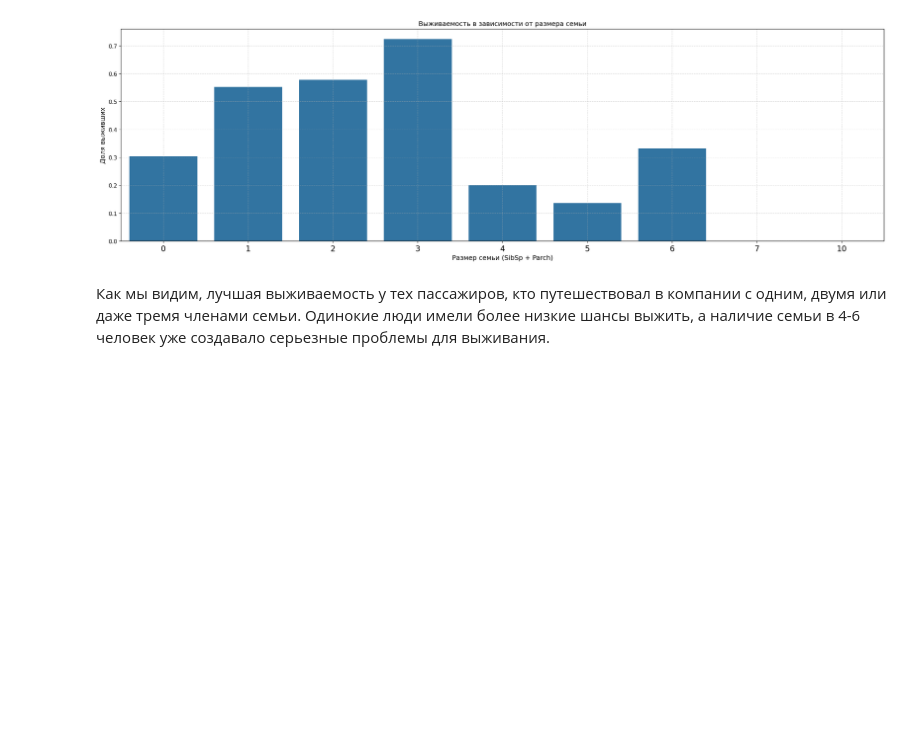
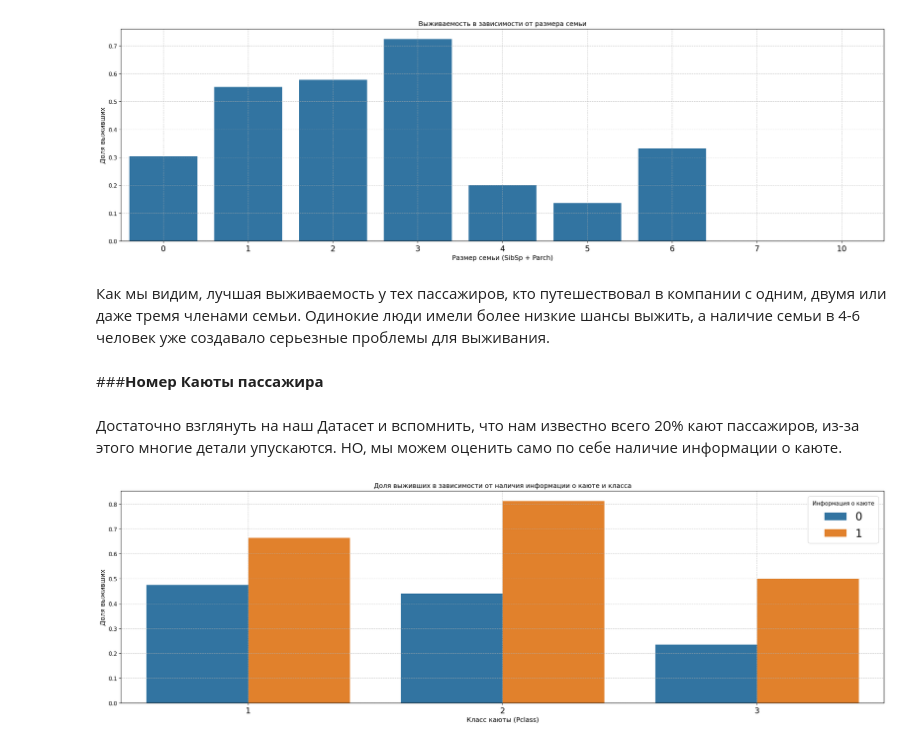
Before and after one commit to neuezeldaa/TItanic_Kaggle, a Jupyter notebook: Titanic_Kaggle_Zolotov.ipynb, the cells around one changed output. Saved outputs shown, nothing was run; the diff lists cells and outputs as text; code cells hidden in the pictures; blank space fills up the shorter version.

```diff
--- a/Titanic_Kaggle_Zolotov.ipynb
+++ b/Titanic_Kaggle_Zolotov.ipynb
@@ -567,3 +568,26 @@ plt.show()
 [figure]
 # %% [markdown]
 Как мы видим, лучшая выживаемость у тех пассажиров, кто путешествовал в компании с одним, двумя или даже тремя членами семьи. Одинокие люди имели более низкие шансы выжить, а наличие семьи в 4-6 человек уже создавало серьезные проблемы для выживания.
+# %% [markdown]
+###**Номер Каюты пассажира**
+# %% [markdown]
+Достаточно взглянуть на наш Датасет и вспомнить, что нам известно всего 20% кают пассажиров, из-за этого многие детали упускаются. НО, мы можем оценить само по себе наличие информации о каюте.
+# %%
+# Создаем новый столбик в Датасете с информацией о наличии кабины.
+data['HasCabin'] = data['Cabin'].notnull().astype(int)
+
+survival_rate = data.groupby(['Pclass','HasCabin'])['Survived'].mean().reset_index()
+
+# Визуализация
+bar = sns.barplot(x='Pclass',
+                  y='Survived',
+                  hue='HasCabin',
+                  data=survival_rate)
+plt.title('Доля выживших в зависимости от наличия информации о каюте и класса')
+plt.xlabel('Класс каюты (Pclass)')
+plt.ylabel('Доля выживших')
+plt.legend(title='Информация о каюте')
+plt.grid(True, linestyle='--', alpha=0.7)
+plt.show()
+# %% [output]
+[figure, added]
```
Also changed, not shown: parts of 15 cells of this notebook.
